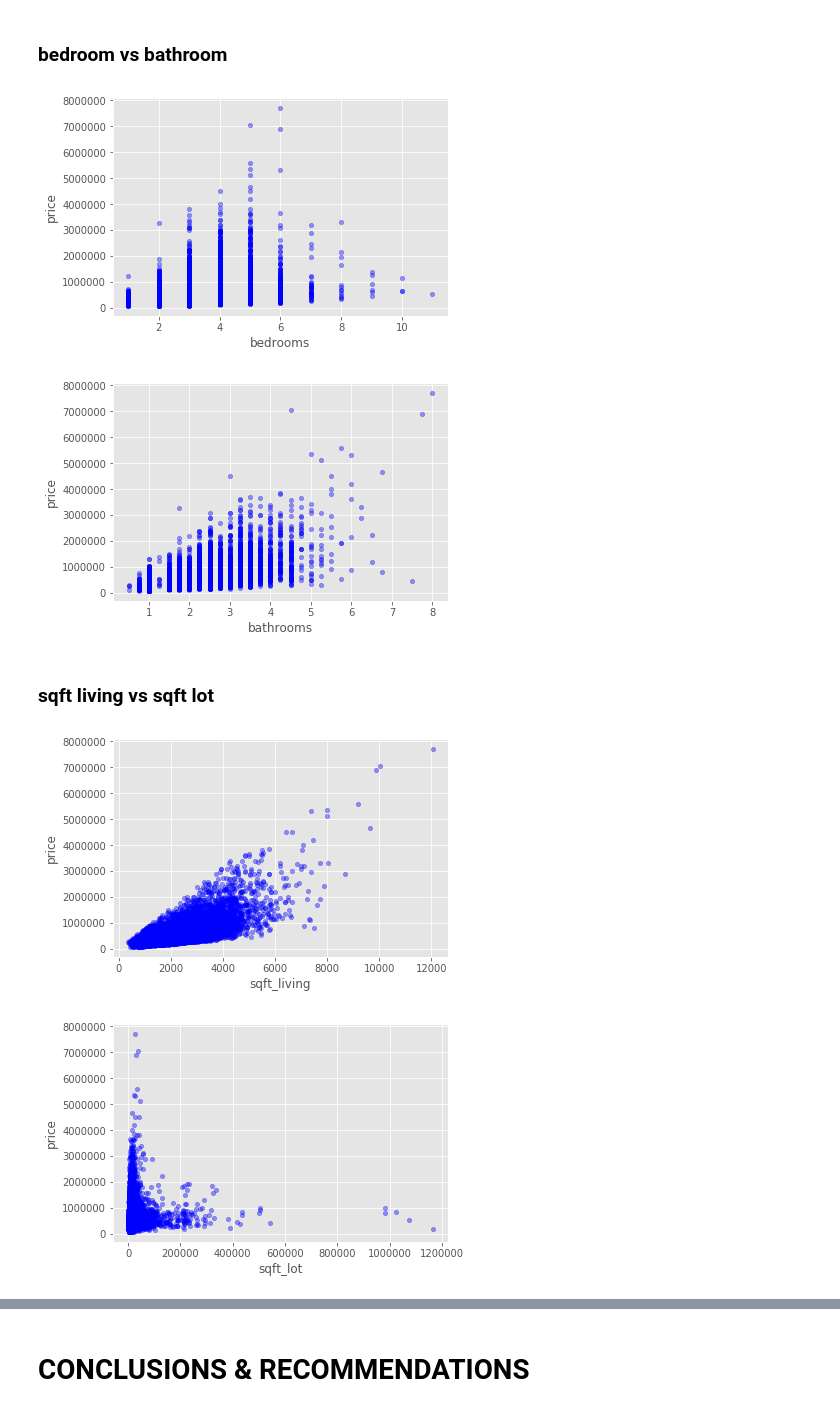
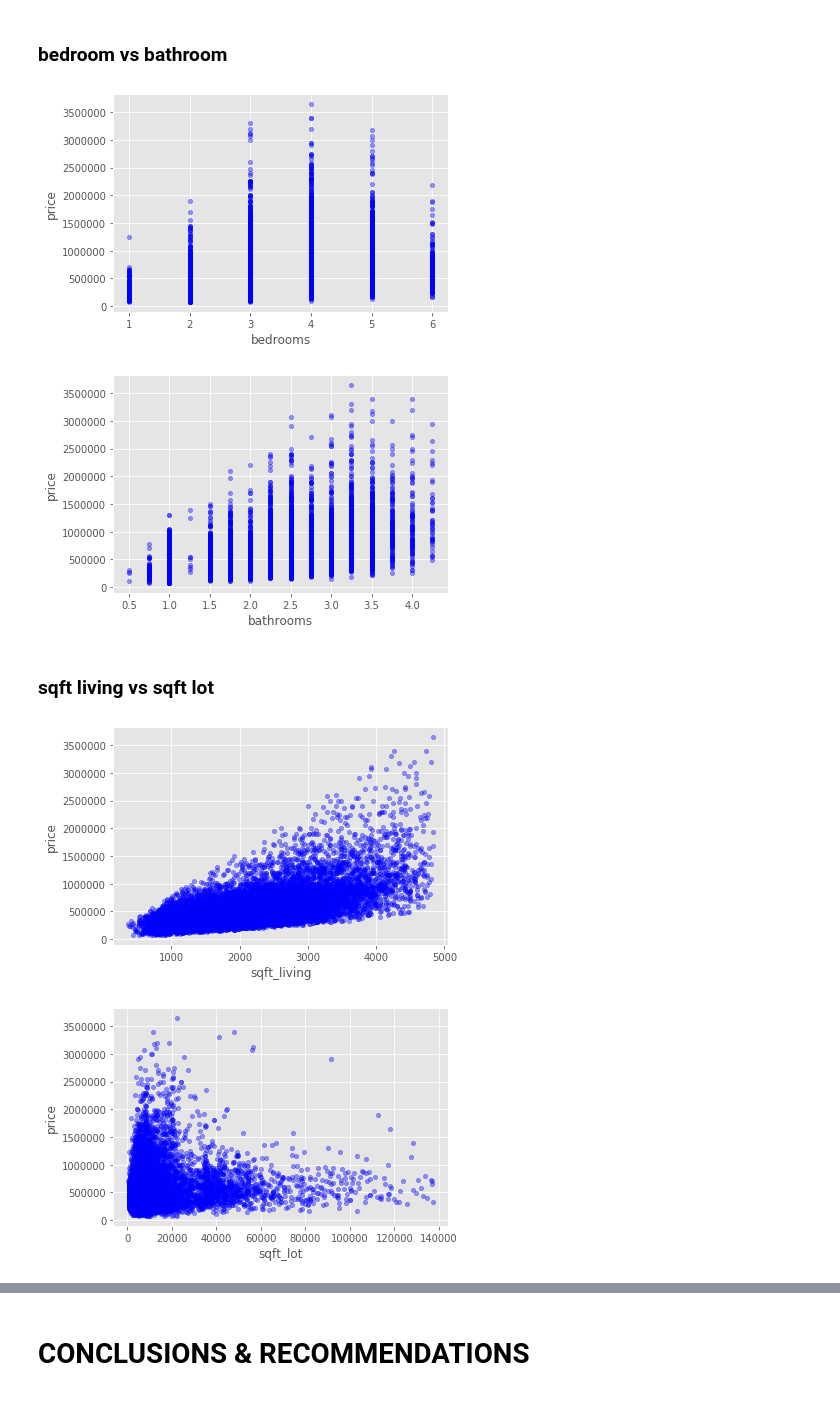
Before and after one commit to alexanderjohnny/dsc-v2-mod1-final-project-online-ds-pt-100719, a Jupyter notebook: ALEX_BEAT_mod1project_nb-edit.ipynb, the cells around one changed output, grey strips where cells are left out. Drawn from its saved outputs; the diff is of its cells as text; code cells hidden in the pictures.

```diff
--- a/ALEX_BEAT_mod1project_nb-edit.ipynb
+++ b/ALEX_BEAT_mod1project_nb-edit.ipynb
@@ -749,7 +749,7 @@ def find_outliers(col):
 # %%
 df_outliers = pd.DataFrame()
 
-cols_to_clean = ['bedrooms','bathrooms','sqft_living','sqft_lot','yr_built','sqft_lot15']
+cols_to_clean = ['bedrooms','bathrooms','sqft_living','sqft_lot','sqft_lot15']
 
 for col in cols_to_clean:
     df_outliers[col] = find_outliers(df_basic[col])
@@ -1153,0 +1028,3 @@ df_filtered1.hist(figsize=(12,12));
+# %%
+df_scaled = df_cleaned.copy()
+df_scaled.shape
@@ -1155,13 +1036,13 @@ df_filtered1.hist(figsize=(12,12));
 # this loops through the cols needing to be scaled
 # applies equation for min max scaling and adds new col to dataframe
 
-scale = ['sqft_living', 'sqft_lot', 'lat', 'long', 'sqft_lot15']
+scale = ['bedrooms','bathrooms','condition','floors','grade','sqft_living', 'sqft_lot', 'lat', 'long', 'sqft_lot15']
 for col in scale:
-    x = df_filtered1[col]
+    x = df_scaled[col]
     scaled_x = (x - min(x)) / (max(x) - min(x))
-    df_filtered1['scaled_' + col] = scaled_x
+    df_scaled['scaled_' + col] = scaled_x
 
-df_filtered1.head()
+df_scaled.head()
 # %% [output]
 |  | price | bedrooms | bathrooms | sqft_living | sqft_lot | floors | waterfront | condition | grade | ... |
 | 0 | 221900.0 | 3 | 1.00 | 1180 | 5650 | 1.0 | 0.0 | 3 | 7 | ... |
@@ -1403,28 +1227,25 @@ df_basic.describe()
 # %%
-# bedrooms	-32320
-# bathrooms	21680
+# bedrooms	 -28,690
+# bathrooms	 14,360
 # according to my previous model the bathrooms have a bigger coeff and more positive relationship with price.
-# A "unit" increase in bedrooms is associated with a -32320 "unit" increase in price.
-# A "unit" increase in bathrooms is associated with a 21680 "unit" increase in price.
-df_filtered1.plot(kind='scatter', x='bedrooms', y='price', alpha=0.4, color='b')
-df_filtered1.plot(kind='scatter', x='bathrooms', y='price', alpha=0.4, color='b');
+# An additional bedroom is associated with a -28,690 decrease in price.
+# An additional bathroom is associated with a 14,360 increase in price.
+df_scaled.plot(kind='scatter', x='bedrooms', y='price', alpha=0.4, color='b')
+df_scaled.plot(kind='scatter', x='bathrooms', y='price', alpha=0.4, color='b');
 # %% [output]
-[figure, old version]
+[figure, new version]
-[figure, old version]
+[figure, new version]
 # %% [markdown]
 ### sqft living vs sqft lot
 # %%
-# scaled_sqft_living	2273000
-# scaled_sqft_lot	220900
+# scaled_sqft_living	9.958e+05
+# scaled_sqft_lot	1.788e+05
 # according to model my sqft living area is more significant
-# A "unit" increase in sqft living is associated with a 194.6 "unit" increase in price.
-# A "unit" increase in sqft lot is associated with a 0.1898 "unit" increase in price.
+# A 1% "unit" increase in sqft living is associated with a 9.9% "unit" increase in price.
+# A 1% "unit" increase in sqft lot is associated with a 1.7% "unit" increase in price.
 
-# sqft_living	194.6130
-# sqft_lot	0.1898
-
-df_filtered1.plot(kind='scatter', x='sqft_living', y='price', alpha=0.4, color='b')
-df_filtered1.plot(kind='scatter', x='sqft_lot', y='price', alpha=0.4, color='b');
+df_scaled.plot(kind='scatter', x='sqft_living', y='price', alpha=0.4, color='b')
+df_scaled.plot(kind='scatter', x='sqft_lot', y='price', alpha=0.4, color='b');
 # %% [output]
-[figure, old version]
+[figure, new version]
-[figure, old version]
+[figure, new version]
```
Also changed, not shown: parts of 71 cells of this notebook, 10 other files.
